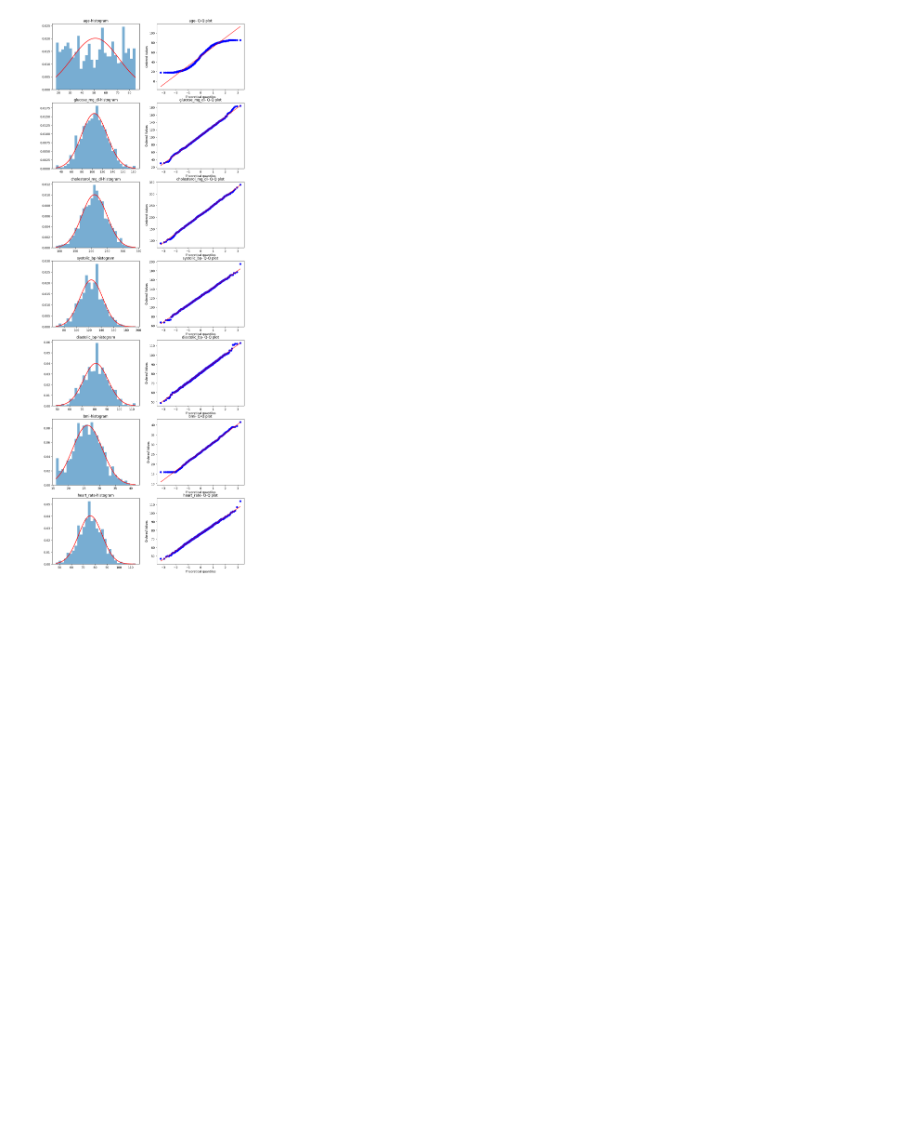
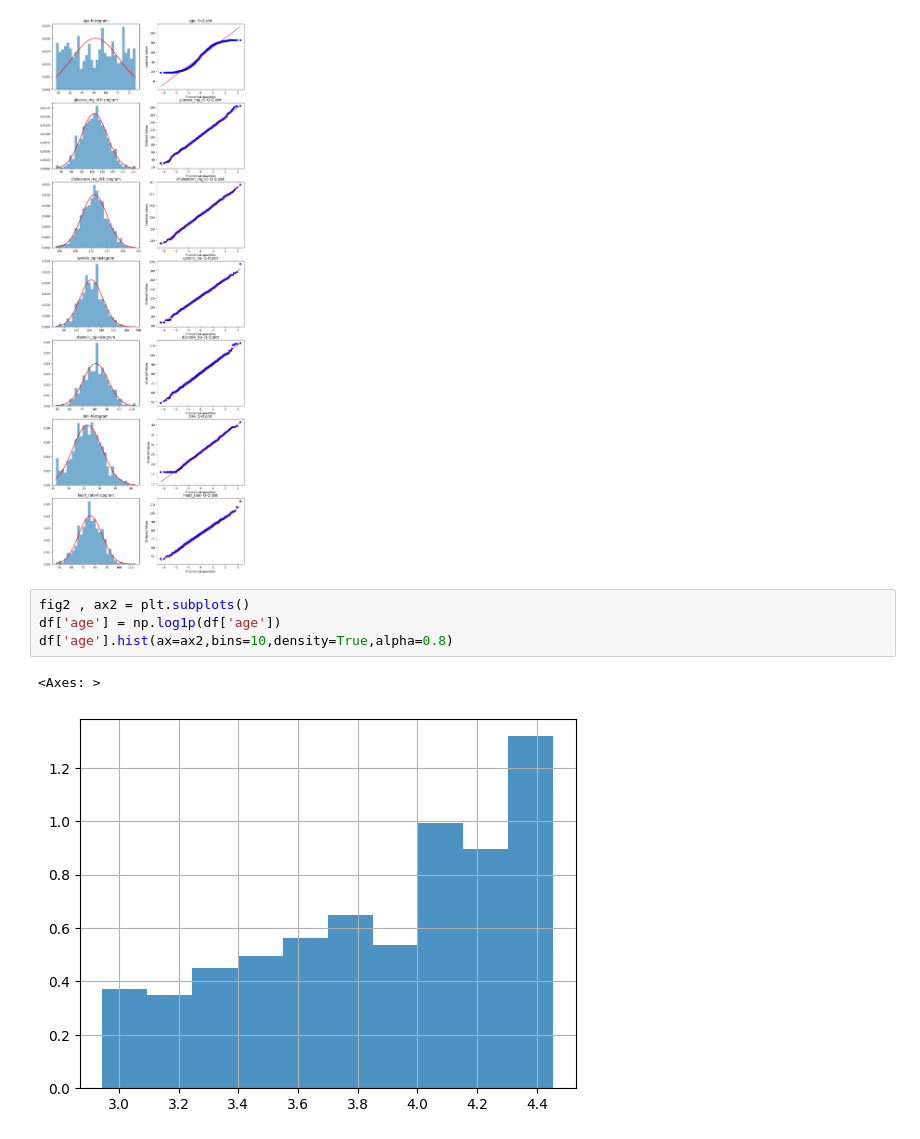
Before and after one commit to Fallen-Reader/ml-from-scratch, a Jupyter notebook: supervised_learning/generative_learing_Algo/hybrid_Naive_Bayes.ipynb, the cells around one changed output. Cells and saved outputs as stored; diff of their text form; blank space fills up the shorter version.

```diff
--- a/supervised_learning/generative_learing_Algo/GDA.ipynb
+++ b/supervised_learning/generative_learing_Algo/hybrid_Naive_Bayes.ipynb
@@ -38,3 +38,10 @@ for i,col in enumerate(continuous):
     axes[i,1].set_title(f"{col}- Q-Q plot")
 # %% [output]
 [figure]
+# %%
+fig2 , ax2 = plt.subplots()
+df['age'] = np.log1p(df['age'])
+df['age'].hist(ax=ax2,bins=10,density=True,alpha=0.8)
+# %% [output]
+<Axes: >
+[figure, added]
```
Also changed, not shown: parts of 12 cells of this notebook, 1 other file.
